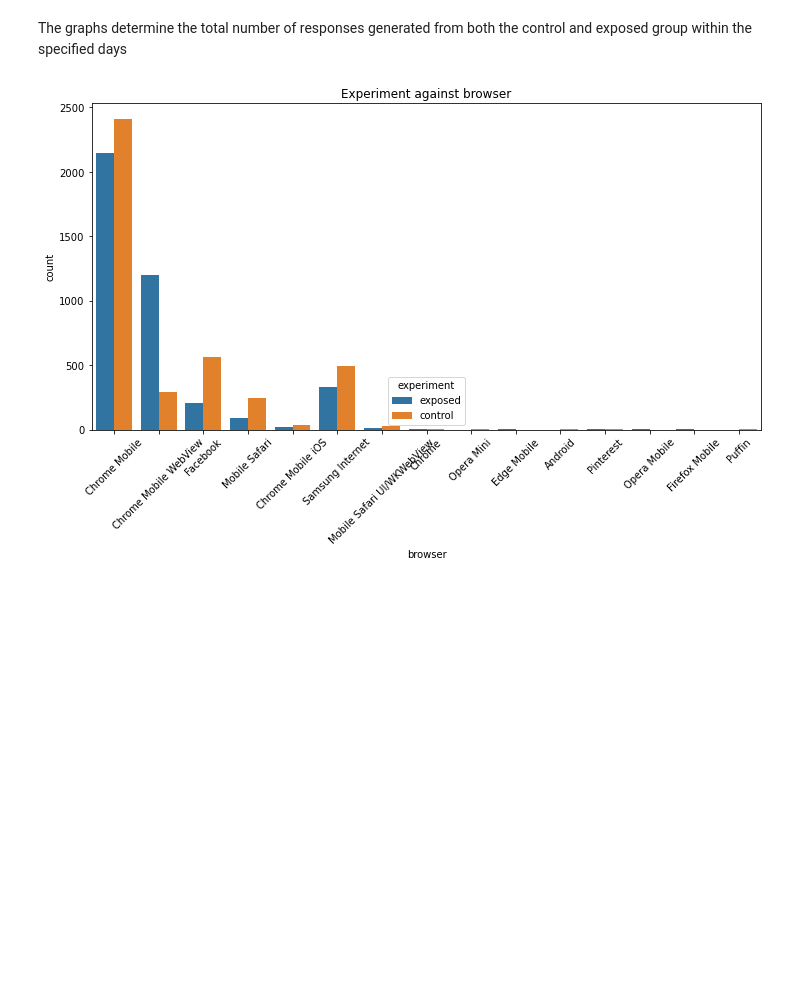
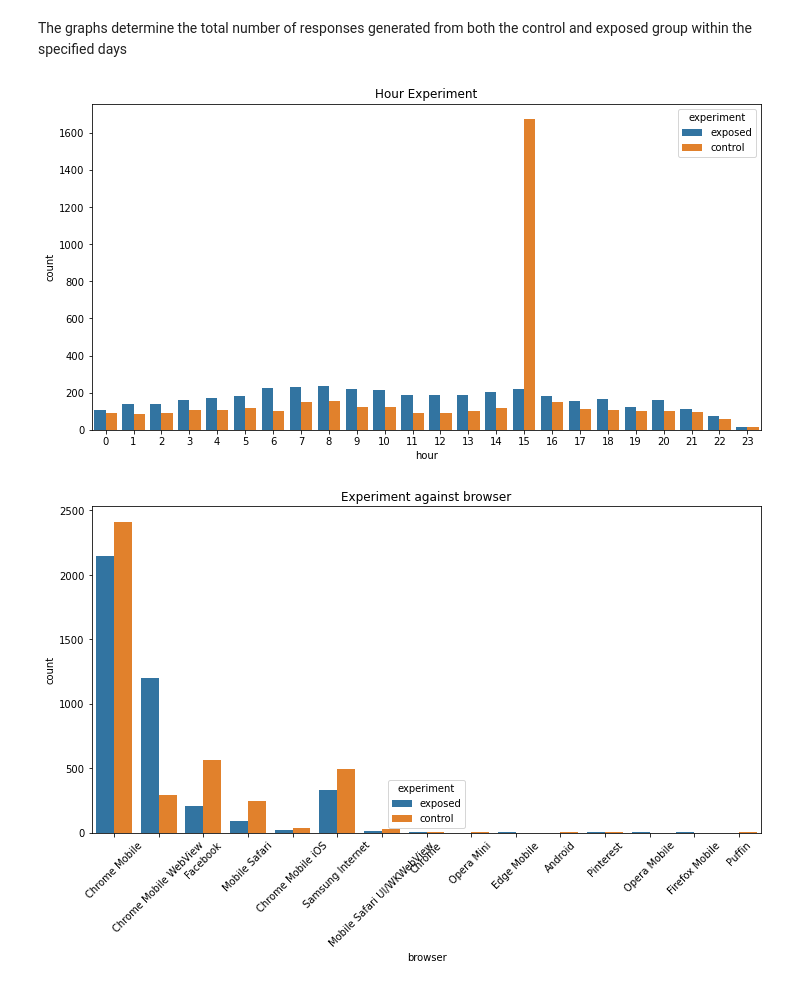
Before and after one commit to tadesse381/SmartAd_AB_test-1, a Jupyter notebook: notebooks/AdCampaingnEDA.ipynb, the cells around one changed output. Cells and saved outputs as stored; diff of their text form; code cells hidden in the pictures; blank space fills up the shorter version.

```diff
--- a/notebooks/AdCampaingnEDA.ipynb
+++ b/notebooks/AdCampaingnEDA.ipynb
@@ -210,5 +213,9 @@ plt.show()
 # %% [markdown]
 The graphs determine the total number of responses generated from both the control and exposed group within the specified days
+# %%
+bi_plot(df,'hour','experiment','Hour Experiment')
+# %% [output]
+[figure, added]
 # %%
 
 # data against device_make
```
Also changed, not shown: parts of 9 cells of this notebook.
